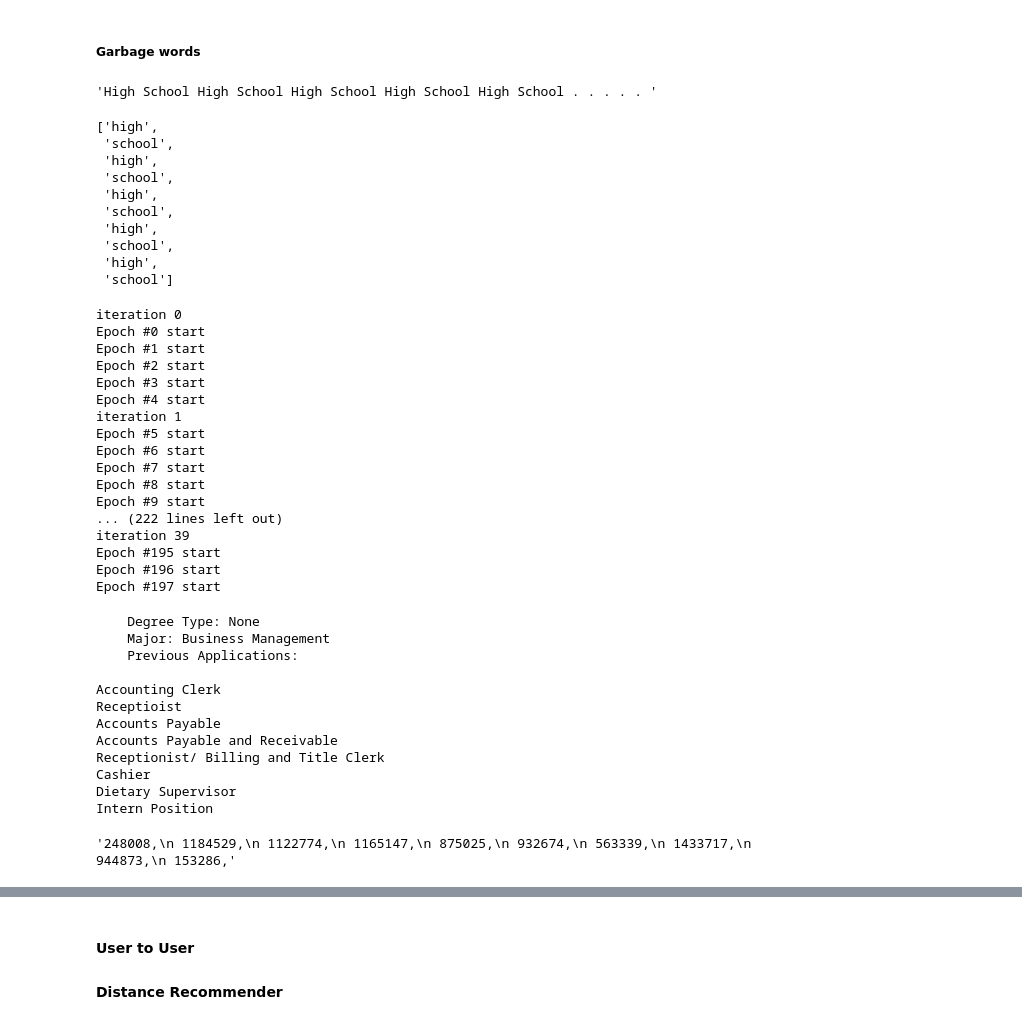
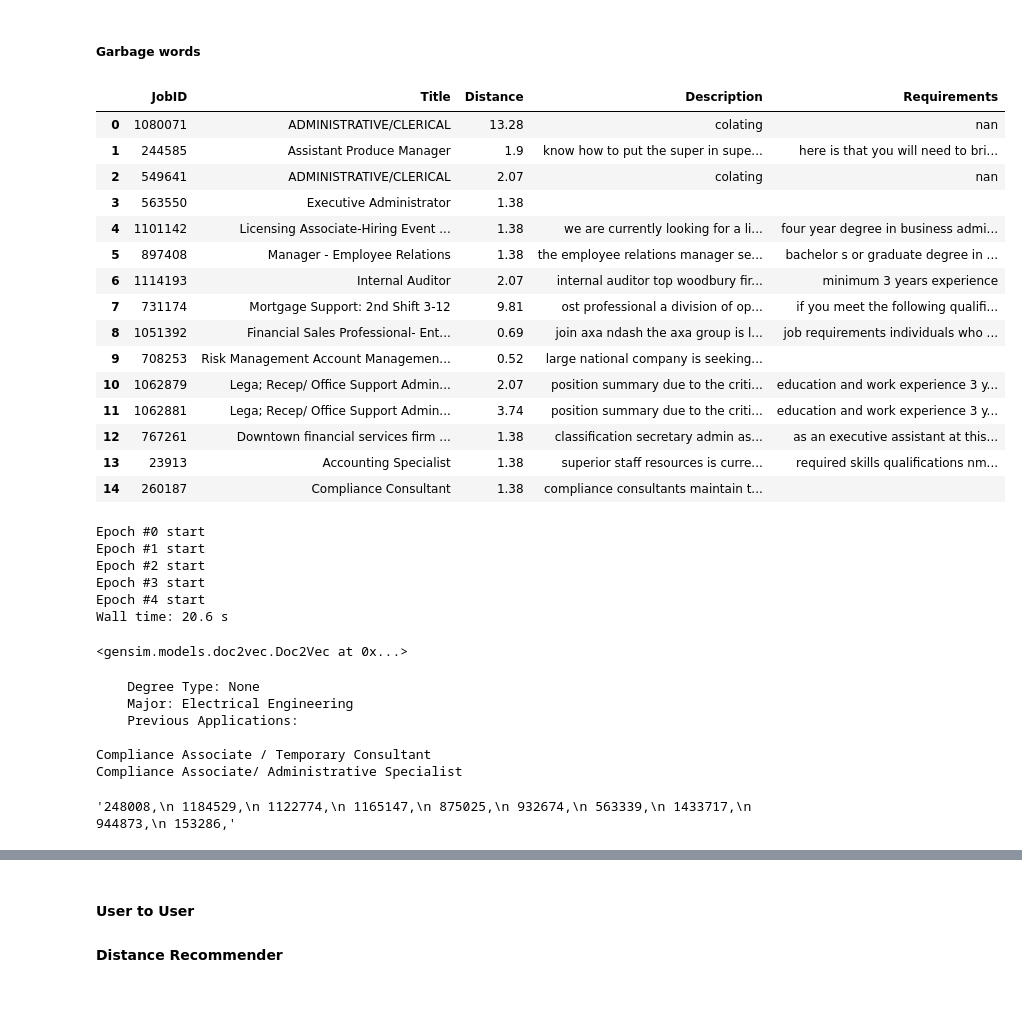
Before and after one commit to wiflore/Jobs_Recommender, a Jupyter notebook: Jobs Recommender.ipynb, the cells around one changed output, grey strips where cells are left out. Cells and saved outputs as stored; diff of their text form; code cells hidden in the pictures; blank space fills up the shorter version.

```diff
--- a/Jobs Recommender.ipynb
+++ b/Jobs Recommender.ipynb
@@ -107,0 +72,4 @@ len(jobs)
+# %%
+jobs.Zip5 = jobs.Zip5.fillna(0)
+jobs.Zip5 = jobs.Zip5.astype(int)
+jobs = jobs.loc[jobs['Zip5'] != 0]
@@ -215,7 +137,7 @@ jobs.groupby(['Community', 'Zip5', 'Coordinates']).size().reset_index(name='Coun
 
 def creating_coordinates(df, column):
     df["Community"] = ""
-    df["Coordinates"] = ""
+    df["Coordinates"] = "None, None"
     for zipcode in df[column].unique():
         community, coordinate = coordinates(zipcode)
         df.loc[df[column] == zipcode, "Coordinates"] =  str(coordinate)
@@ -408,8 +271,6 @@ users['profile'] = users['profile'].str.replace('Not Applicable', '.')
 users['profile'] = users['profile'].str.replace(' nan', ' ')
 
 users['profile'].iloc[1]
-# %% [output]
-'High School High School High School High School High School . . . . . '
 # %%
 from gensim.models.doc2vec import Doc2Vec, TaggedDocument
 from gensim.utils import simple_preprocess
@@ -419,17 +280,6 @@ from gensim.models.callbacks import CallbackAny2Vec
 import pickle
 
 simple_preprocess(users['profile'].iloc[1])
-# %% [output]
-['high',
- 'school',
- 'high',
- 'school',
- 'high',
- 'school',
- 'high',
- 'school',
- 'high',
- 'school']
 # %%
 class EpochLogger(CallbackAny2Vec):
     '''Callback to log information about training'''
@@ -495,6 +363,25 @@ def content_based_recommender(user_id, jobID_mapping = jobID_mapping, model =  m
+# %%
+t
+# %% [output]
+|  | JobID | Title | Distance | Description | Requirements |
+| 0 | 1080071 | ADMINISTRATIVE/CLERICAL | 13.28 | colating | nan |
+| 1 | 244585 | Assistant Produce Manager | 1.9 | know how to put the super in supe... | here is that you will need to bri... |
+| 2 | 549641 | ADMINISTRATIVE/CLERICAL | 2.07 | colating | nan |
+| 3 | 563550 | Executive Administrator | 1.38 |  |  |
+| 4 | 1101142 | Licensing Associate-Hiring Event ... | 1.38 | we are currently looking for a li... | four year degree in business admi... |
+| 5 | 897408 | Manager - Employee Relations | 1.38 | the employee relations manager se... | bachelor s or graduate degree in ... |
+| 6 | 1114193 | Internal Auditor | 2.07 | internal auditor top woodbury fir... | minimum 3 years experience |
+| 7 | 731174 | Mortgage Support: 2nd Shift 3-12 | 9.81 | ost professional a division of op... | if you meet the following qualifi... |
+| 8 | 1051392 | Financial Sales Professional- Ent... | 0.69 | join axa ndash the axa group is l... | job requirements individuals who ... |
+| 9 | 708253 | Risk Management Account Managemen... | 0.52 | large national company is seeking... |  |
+| 10 | 1062879 | Lega; Recep/ Office Support Admin... | 2.07 | position summary due to the criti... | education and work experience 3 y... |
+| 11 | 1062881 | Lega; Recep/ Office Support Admin... | 3.74 | position summary due to the criti... | education and work experience 3 y... |
+| 12 | 767261 | Downtown financial services firm ... | 1.38 | classification secretary admin as... | as an executive assistant at this... |
+| 13 | 23913 | Accounting Specialist | 1.38 | superior staff resources is curre... | required skills qualifications nm... |
+| 14 | 260187 | Compliance Consultant | 1.38 | compliance consultants maintain t... |  |
 # %%
 %%time
-def similarities_nlp_model(top, model_name = "jobs_doc2vec_model_3",
+def similarities_nlp_model( model_name = "jobs_doc2vec_model_3",
                  mapping_name = "jobID_mapping_3.p", max_epochs = 100,
                  alpha = 0.025):
 
@@ -506,6 +393,7 @@ def similarities_nlp_model(top, model_name = "jobs_doc2vec_model_3",
         tokens = TaggedDocument(simple_preprocess(token), [i])
         document.append(tokens)
         jobID_mapping[i] = value
+        print(i)
 
     epoch_logger = EpochLogger()
     model = Doc2Vec(size = 20, alpha=alpha,
@@ -533,25 +421,19 @@ def similarities_nlp_model(top, model_name = "jobs_doc2vec_model_3",
 # Load the dictionary back from the pickle file.
     return model, jobID_mapping
 
-similarities_nlp_model(top = 100)
+model, jobID_mapping = similarities_nlp_model()
 jobID_mapping = pickle.load(open("jobID_mapping.p", "rb"))
 model  = pickle.load(open("jobs_doc2vec_model", "rb"))
 # %% [output]
-iteration 0
 Epoch #0 start
 Epoch #1 start
 Epoch #2 start
 Epoch #3 start
 Epoch #4 start
-iteration 1
-Epoch #5 start
-Epoch #6 start
-Epoch #7 start
-Epoch #8 start
-Epoch #9 start
-... (222 lines left out)
-iteration 39
-Epoch #195 start
-Epoch #196 start
-Epoch #197 start
+Wall time: 20.6 s
+# %%
+jobID_mapping = pickle.load(open("jobID_mapping.p", "rb"))
+model  = pickle.load(open("jobs_doc2vec_model", "rb"))
+# %% [output]
+<gensim.models.doc2vec.Doc2Vec at 0x...>
 # %%
@@ -591,7 +473,7 @@ def content_based_recommender(user_id, jobID_mapping = jobID_mapping, model =  m
 
     return top10, sims
 # %%
-user_id = 875025
+user_id = 248008
 t, s = content_based_recommender(user_id, top=10)
 print(user_profile(user_id))
 
@@ -607,17 +489,11 @@ print(user_profile(user_id))
  153286,"""
 # %% [output]
     Degree Type: None
-    Major: Business Management
+    Major: Electrical Engineering
     Previous Applications:
 
-Accounting Clerk
-Receptioist
-Accounts Payable
-Accounts Payable and Receivable
-Receptionist/ Billing and Title Clerk
-Cashier
-Dietary Supervisor
-Intern Position
+Compliance Associate / Temporary Consultant
+Compliance Associate/ Administrative Specialist
 '248008,\n 1184529,\n 1122774,\n 1165147,\n 875025,\n 932674,\n 563339,\n 1433717,\n 944873,\n 153286,'
 # %%
 t.Title
```
Also changed, not shown: parts of 31 cells of this notebook.
